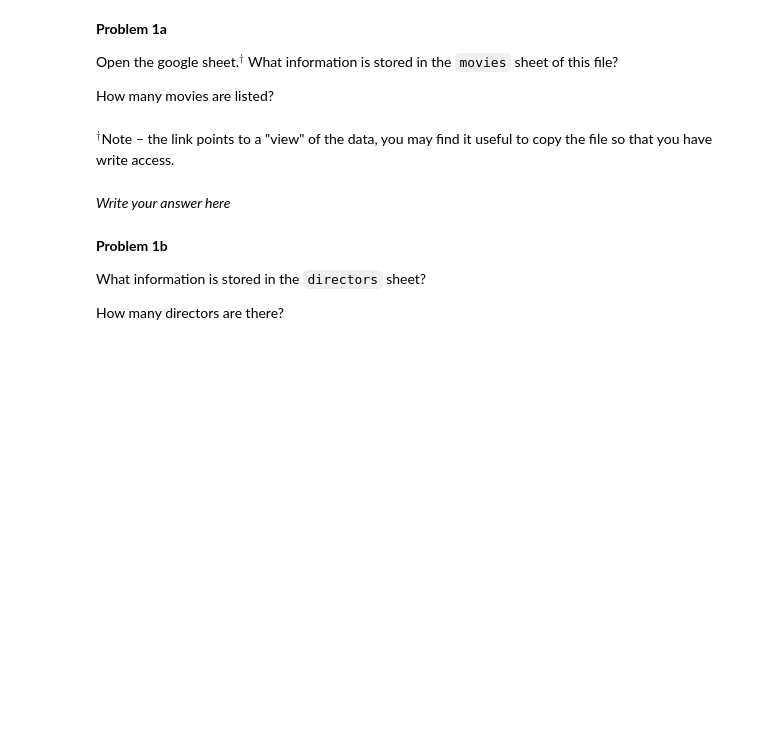
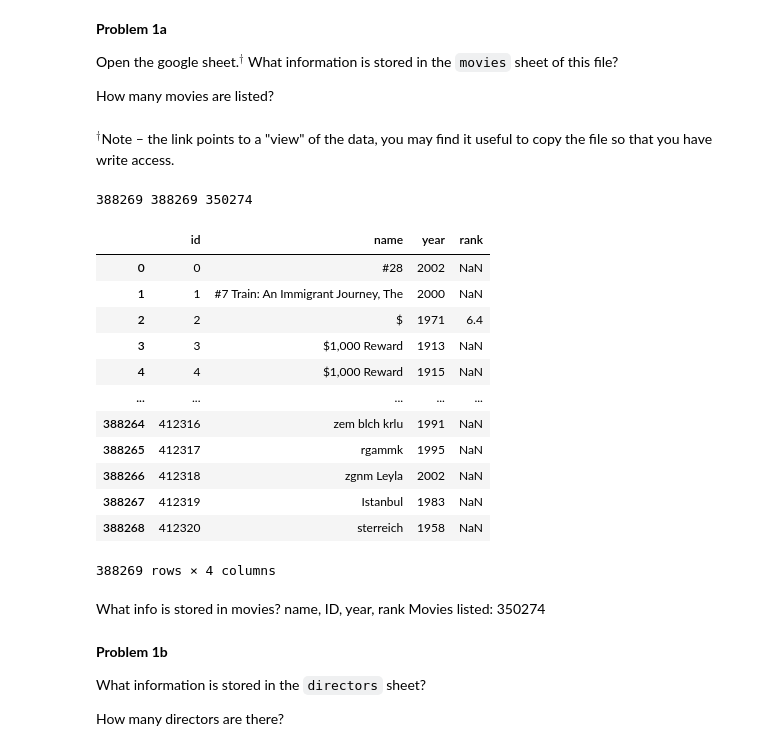
Before and after one commit to LSSTC-DSFP/LSSTC-DSFP-Sessions, a Jupyter notebook: Sessions/Session15/Day1/IntroductionToDataStorage.ipynb, the cells around one changed output. Drawn from its saved outputs; the diff is of its cells as text; code cells hidden in the pictures; blank space fills up the shorter version.

```diff
--- a/Sessions/Session15/Day1/IntroductionToDataStorage.ipynb
+++ b/Sessions/Session15/Day1/IntroductionToDataStorage.ipynb
@@ -43,8 +43,28 @@ Open the google sheet.$^\dagger$ What information is stored in the `movies` shee
 How many movies are listed?
 # %% [markdown]
 $^\dagger$Note – the link points to a "view" of the data, you may find it useful to copy the file so that you have write access.
+# %%
+df_movies=pd.read_csv('imdbdata_movies.csv')
+print(len(df_movies),df_movies['name'].count(),len(df_movies['name'].unique()))
+df_movies
+# %% [output]
+388269 388269 350274
+|  | id | name | year | rank |
+| 0 | 0 | #28 | 2002 | NaN |
+| 1 | 1 | #7 Train: An Immigrant Journey, The | 2000 | NaN |
+| 2 | 2 | $ | 1971 | 6.4 |
+| 3 | 3 | $1,000 Reward | 1913 | NaN |
+| 4 | 4 | $1,000 Reward | 1915 | NaN |
+| ... | ... | ... | ... | ... |
+| 388264 | 412316 | zem blch krlu | 1991 | NaN |
+| 388265 | 412317 | rgammk | 1995 | NaN |
+| 388266 | 412318 | zgnm Leyla | 2002 | NaN |
+| 388267 | 412319 | Istanbul | 1983 | NaN |
+| 388268 | 412320 | sterreich | 1958 | NaN |
+388269 rows × 4 columns
 # %% [markdown]
-*Write your answer here*
+What info is stored in movies? name, ID, year, rank
+Movies listed: 350274
 # %% [markdown]
 **Problem 1b**
 
```
Also changed, not shown: parts of 12 cells of this notebook, 7 other files.
